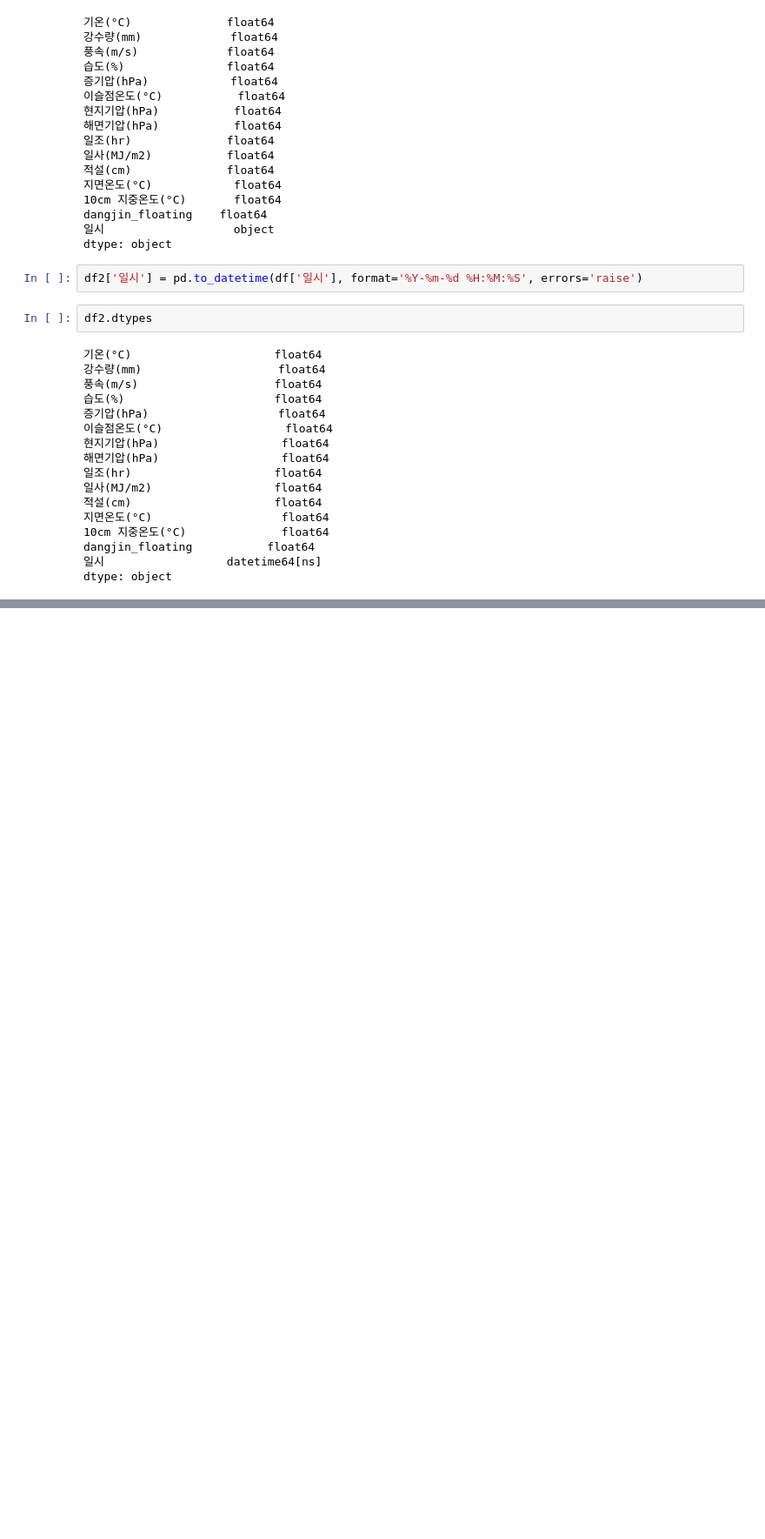
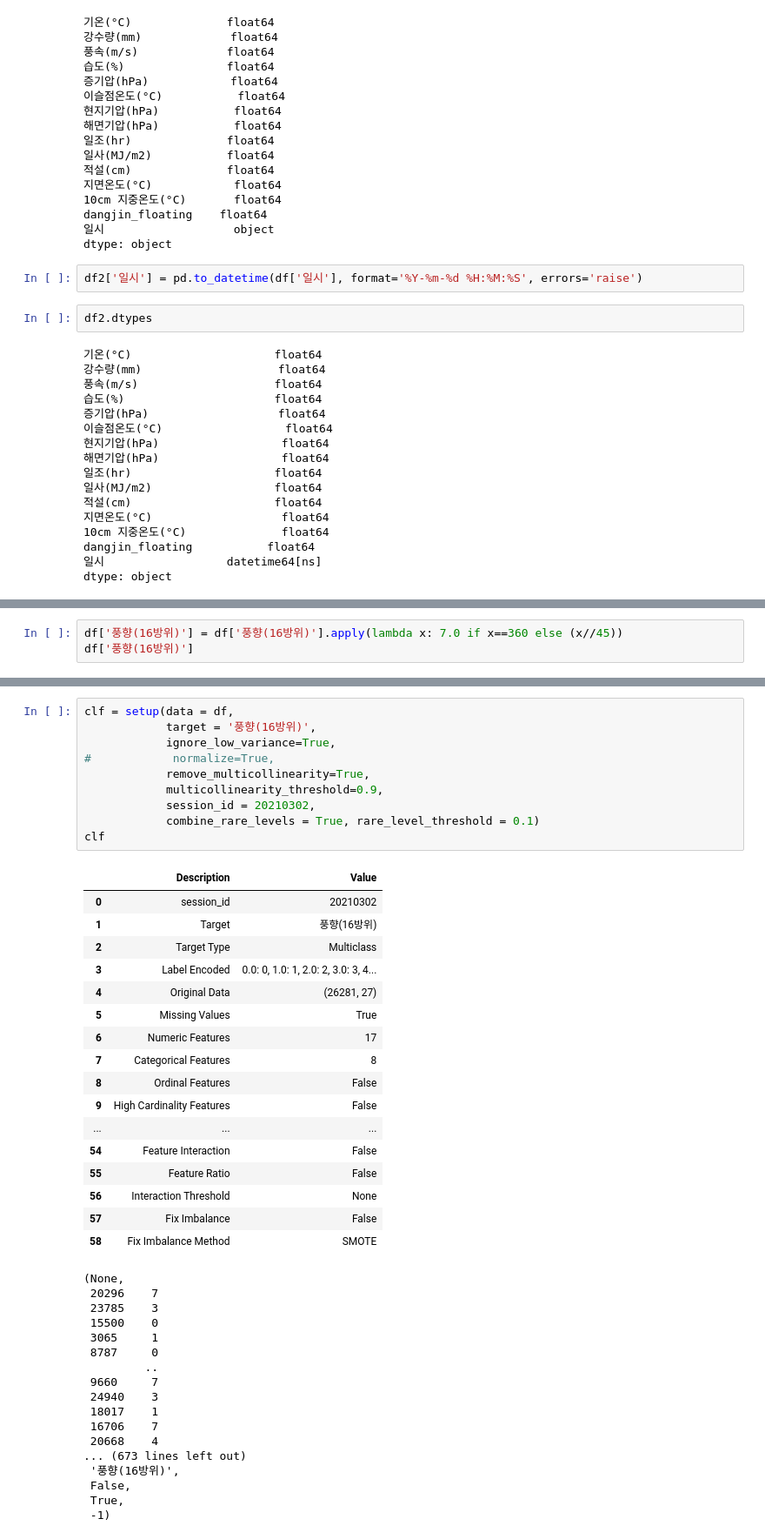
Before and after one commit to mini-song/Graduation-Project, a Jupyter notebook: 논문_변수중요도.ipynb, the cells around one changed output, grey strips where cells are left out. Shown at 87% size. Saved outputs shown, nothing was run; the diff lists cells and outputs as text; blank space fills up the shorter version.

```diff
--- a/논문_변수중요도.ipynb
+++ b/논문_변수중요도.ipynb
@@ -301,0 +435,3 @@ clf
+# %%
+df['풍향(16방위)'] = df['풍향(16방위)'].apply(lambda x: 7.0 if x==360 else (x//45))
+df['풍향(16방위)']
@@ -302 +463,46 @@ clf
+# %%
+clf = setup(data = df,
+            target = '풍향(16방위)',
+            ignore_low_variance=True,
+#            normalize=True,
+            remove_multicollinearity=True,
+            multicollinearity_threshold=0.9,
+            session_id = 20210302,
+            combine_rare_levels = True, rare_level_threshold = 0.1)
+clf
+# %% [output]
+|  | Description | Value |
+| 0 | session_id | 20210302 |
+| 1 | Target | 풍향(16방위) |
+| 2 | Target Type | Multiclass |
+| 3 | Label Encoded | 0.0: 0, 1.0: 1, 2.0: 2, 3.0: 3, 4... |
+| 4 | Original Data | (26281, 27) |
+| 5 | Missing Values | True |
+| 6 | Numeric Features | 17 |
+| 7 | Categorical Features | 8 |
+| 8 | Ordinal Features | False |
+| 9 | High Cardinality Features | False |
+| ... | ... | ... |
+| 54 | Feature Interaction | False |
+| 55 | Feature Ratio | False |
+| 56 | Interaction Threshold | None |
+| 57 | Fix Imbalance | False |
+| 58 | Fix Imbalance Method | SMOTE |
+(None,
+ 20296    7
+ 23785    3
+ 15500    0
+ 3065     1
+ 8787     0
+         ..
+ 9660     7
+ 24940    3
+ 18017    1
+ 16706    7
+ 20668    4
+... (673 lines left out)
+ '풍향(16방위)',
+ False,
+ True,
+ -1)
 # %%
```
Also changed, not shown: parts of 23 cells of this notebook, 15 other files.
